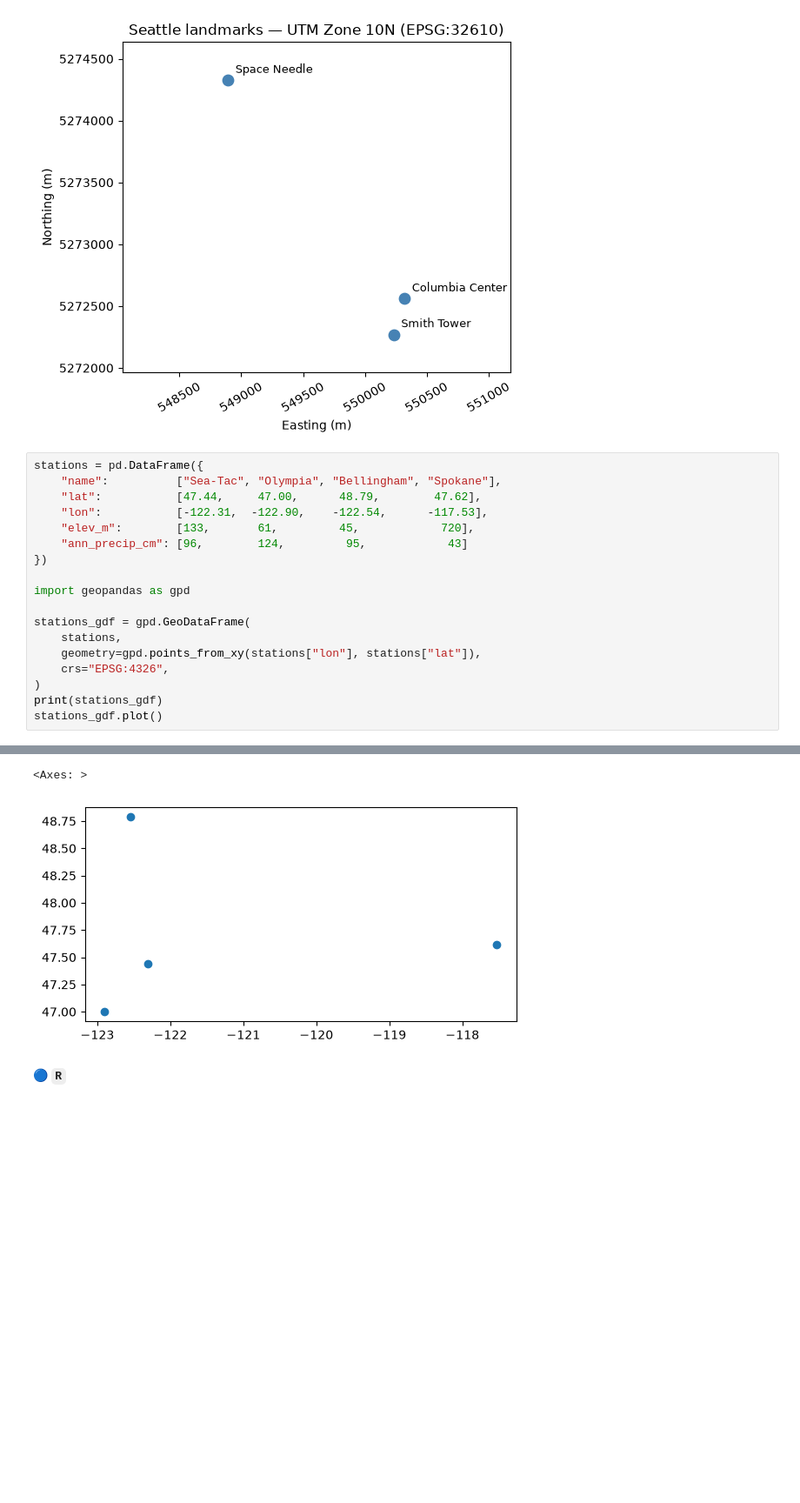
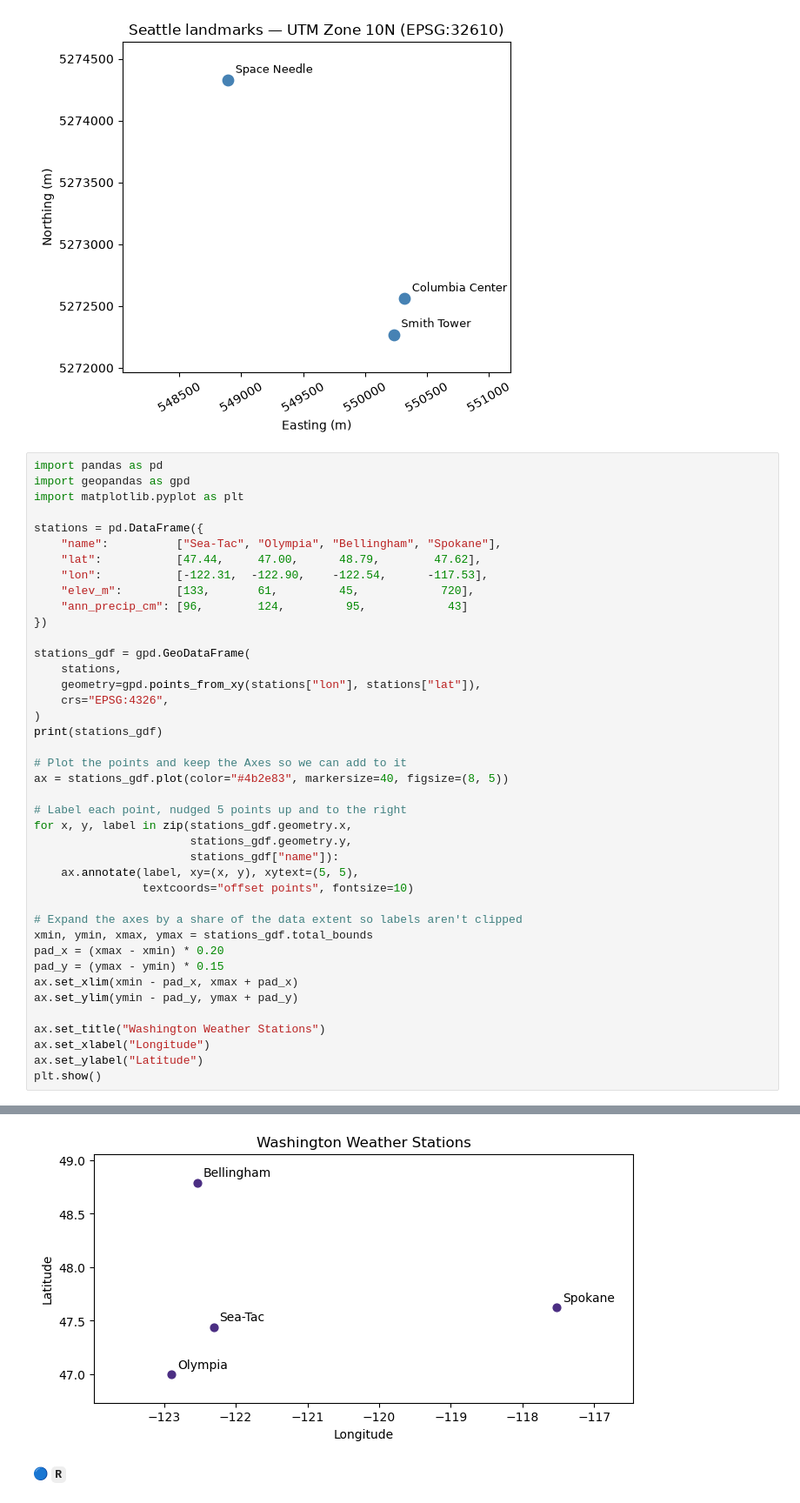
Before and after one commit to UWC2-GISPR/modules, a Jupyter notebook: GISPR_Module1_GettingStarted_TryItYourself_Worked.ipynb, the cells around one changed output, grey strips where cells are left out. Shown at 87% size. Drawn from its saved outputs; the diff is of its cells as text; blank space fills up the shorter version.

```diff
--- a/GISPR_Module1_GettingStarted_TryItYourself_Worked.ipynb
+++ b/GISPR_Module1_GettingStarted_TryItYourself_Worked.ipynb
@@ -1444,6 +1436,10 @@ Smith Tower            2454.0          0.0            303.0
 Columbia Center        2271.0        303.0              0.0
 [figure]
 # %%
+import pandas as pd
+import geopandas as gpd
+import matplotlib.pyplot as plt
+
 stations = pd.DataFrame({
     "name":          ["Sea-Tac", "Olympia", "Bellingham", "Spokane"],
     "lat":           [47.44,     47.00,      48.79,        47.62],
@@ -1452,13 +1448,32 @@ stations = pd.DataFrame({
     "ann_precip_cm": [96,        124,         95,            43]
 })
 
-import geopandas as gpd
-
 stations_gdf = gpd.GeoDataFrame(
     stations,
     geometry=gpd.points_from_xy(stations["lon"], stations["lat"]),
     crs="EPSG:4326",
 )
 print(stations_gdf)
-stations_gdf.plot()
+
+# Plot the points and keep the Axes so we can add to it
+ax = stations_gdf.plot(color="#4b2e83", markersize=40, figsize=(8, 5))
+
+# Label each point, nudged 5 points up and to the right
+for x, y, label in zip(stations_gdf.geometry.x,
+                       stations_gdf.geometry.y,
+                       stations_gdf["name"]):
+    ax.annotate(label, xy=(x, y), xytext=(5, 5),
+                textcoords="offset points", fontsize=10)
+
+# Expand the axes by a share of the data extent so labels aren't clipped
+xmin, ymin, xmax, ymax = stations_gdf.total_bounds
+pad_x = (xmax - xmin) * 0.20
+pad_y = (ymax - ymin) * 0.15
+ax.set_xlim(xmin - pad_x, xmax + pad_x)
+ax.set_ylim(ymin - pad_y, ymax + pad_y)
+
+ax.set_title("Washington Weather Stations")
+ax.set_xlabel("Longitude")
+ax.set_ylabel("Latitude")
+plt.show()
 # %% [output]
@@ -1470,5 +1491,4 @@ stations_gdf.plot()
-<Axes: >
-[figure, old version]
+[figure, new version]
 # %% [markdown]
 🔵 **`R`**
 # %%
```
Also changed, not shown: parts of 4 cells of this notebook.
